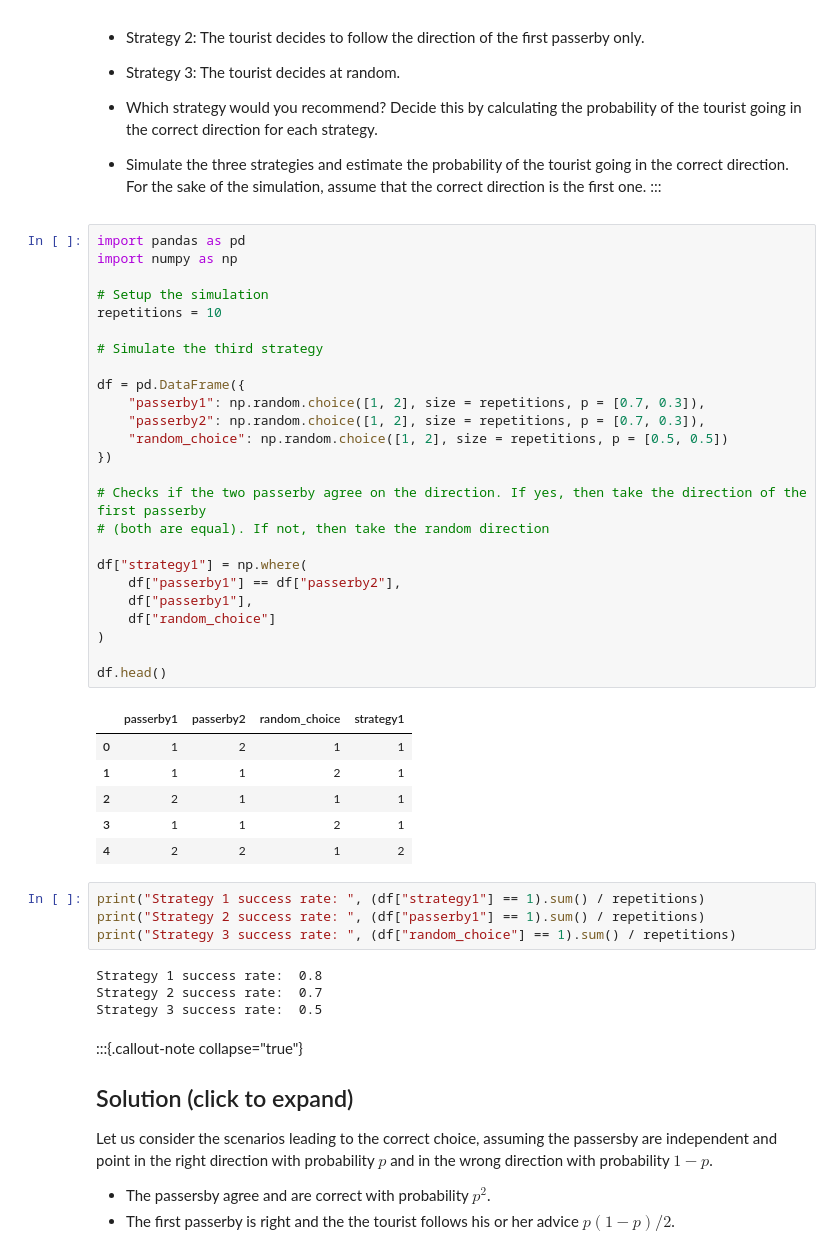
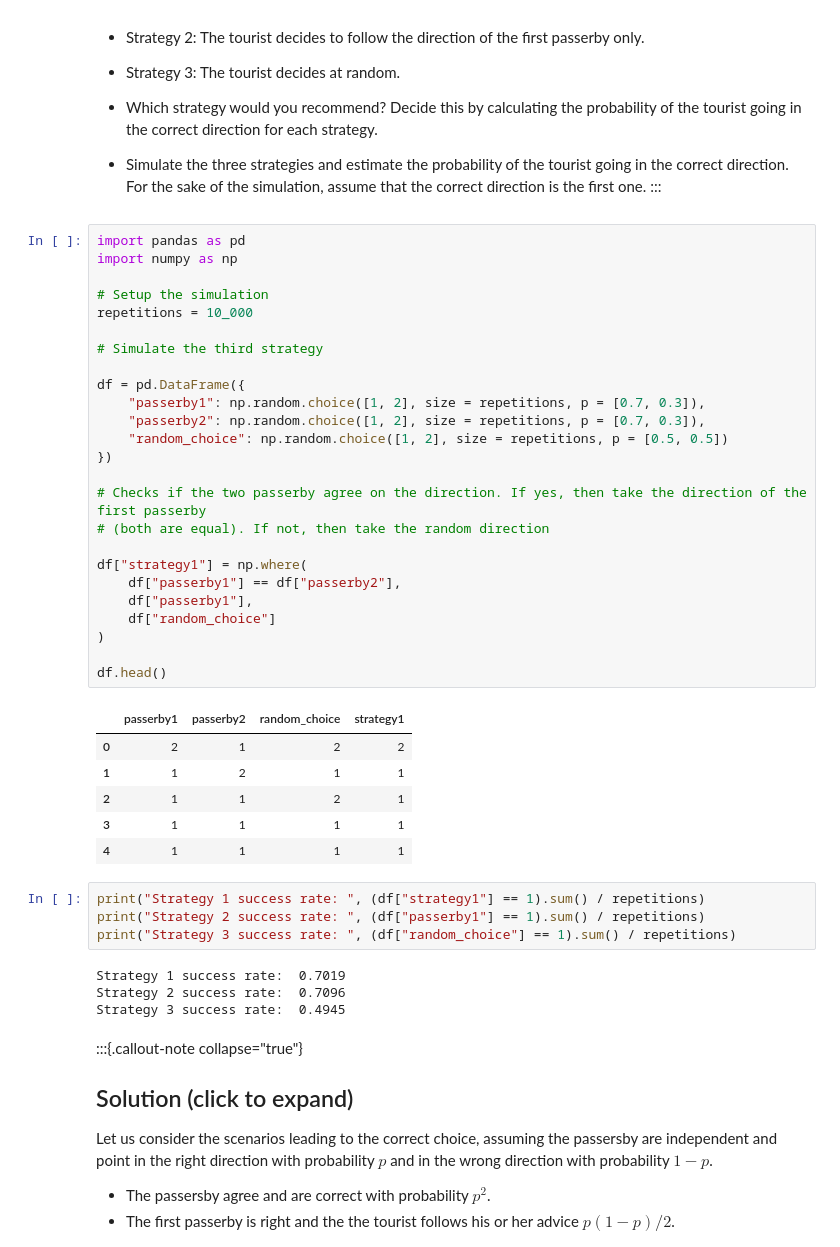
Before and after one commit to febse/stat2025, a Jupyter notebook: 04-Conditional-Probability.ipynb, the cells around one changed output. Saved outputs shown, nothing was run; the diff lists cells and outputs as text.

```diff
--- a/04-Conditional-Probability.ipynb
+++ b/04-Conditional-Probability.ipynb
@@ -636,43 +626,43 @@ We want to propose a strategy for the tourist to decide which way to go.
 # %%
 import pandas as pd
 import numpy as np
 
 # Setup the simulation
-repetitions = 10
+repetitions = 10_000
 
 # Simulate the third strategy
 
 df = pd.DataFrame({
     "passerby1": np.random.choice([1, 2], size = repetitions, p = [0.7, 0.3]),
     "passerby2": np.random.choice([1, 2], size = repetitions, p = [0.7, 0.3]),
     "random_choice": np.random.choice([1, 2], size = repetitions, p = [0.5, 0.5])
 })
 
 # Checks if the two passerby agree on the direction. If yes, then take the direction of the first passerby
 # (both are equal). If not, then take the random direction
 
 df["strategy1"] = np.where(
     df["passerby1"] == df["passerby2"],
     df["passerby1"],
     df["random_choice"]
 )
 
 df.head()
 # %% [output]
 |  | passerby1 | passerby2 | random_choice | strategy1 |
-| 0 | 1 | 2 | 1 | 1 |
-| 1 | 1 | 1 | 2 | 1 |
-| 2 | 2 | 1 | 1 | 1 |
-| 3 | 1 | 1 | 2 | 1 |
-| 4 | 2 | 2 | 1 | 2 |
+| 0 | 2 | 1 | 2 | 2 |
+| 1 | 1 | 2 | 1 | 1 |
+| 2 | 1 | 1 | 2 | 1 |
+| 3 | 1 | 1 | 1 | 1 |
+| 4 | 1 | 1 | 1 | 1 |
 # %%
 print("Strategy 1 success rate: ", (df["strategy1"] == 1).sum() / repetitions)
 print("Strategy 2 success rate: ", (df["passerby1"] == 1).sum() / repetitions)
 print("Strategy 3 success rate: ", (df["random_choice"] == 1).sum() / repetitions)
 # %% [output]
-Strategy 1 success rate:  0.8
-Strategy 2 success rate:  0.7
-Strategy 3 success rate:  0.5
+Strategy 1 success rate:  0.7019
+Strategy 2 success rate:  0.7096
+Strategy 3 success rate:  0.4945
 # %% [markdown]
 :::{.callout-note collapse="true"}
 ## Solution (click to expand)
```
Also changed, not shown: parts of 2 cells of this notebook, 2 other files.
